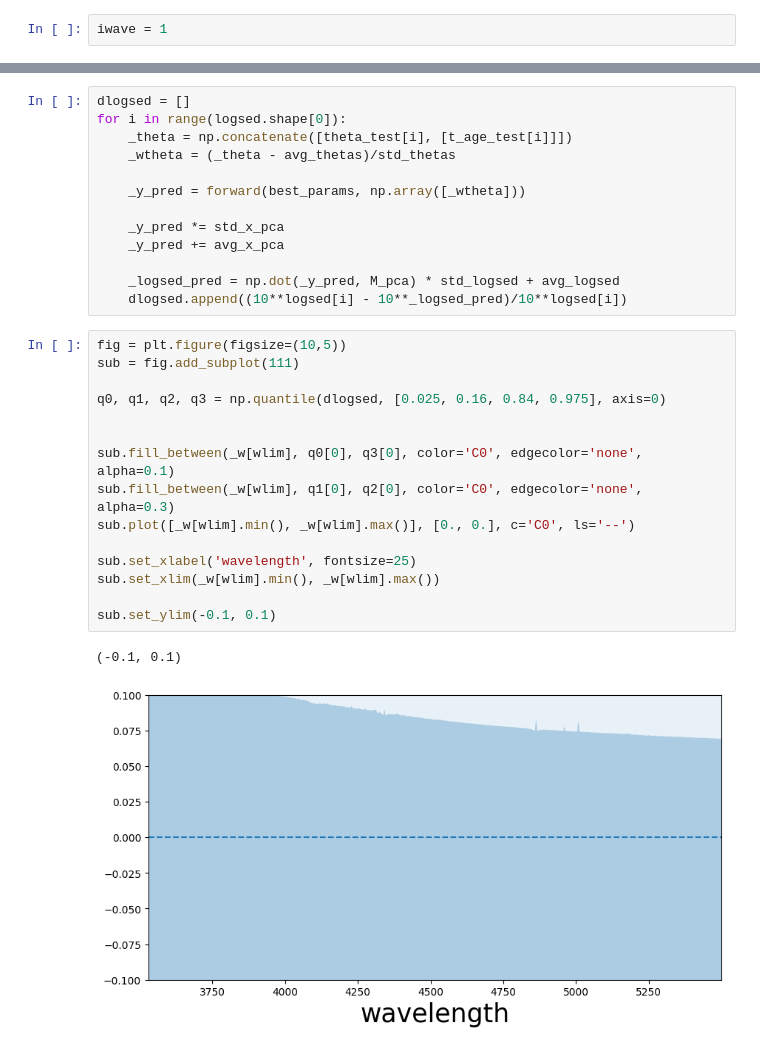
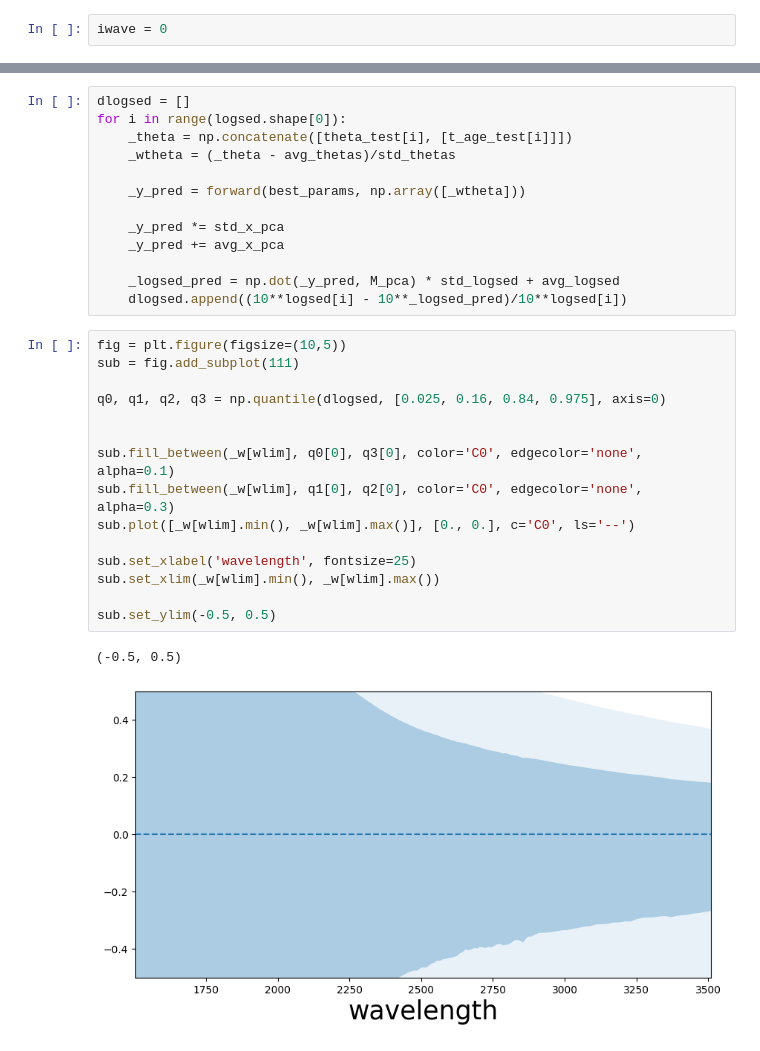
Before and after one commit to changhoonhahn/jaxSED, a Jupyter notebook: bin/train_emu/3_train_emu.ipynb, the cells around one changed output, grey strips where cells are left out. Drawn from its saved outputs; the diff is of its cells as text.

```diff
--- a/bin/train_emu/3_train_emu.ipynb
+++ b/bin/train_emu/3_train_emu.ipynb
@@ -20,7 +20,7 @@ import util as U
 # %% [markdown]
 # Load data
 # %%
-iwave = 1
+iwave = 0
 # %%
 _thetas, _t_ages = [], []
 for i in range(10):
@@ -261,18 +254,18 @@ for i in range(logsed.shape[0]):
 # %%
 fig = plt.figure(figsize=(10,5))
 sub = fig.add_subplot(111)
 
 q0, q1, q2, q3 = np.quantile(dlogsed, [0.025, 0.16, 0.84, 0.975], axis=0)
 
 
 sub.fill_between(_w[wlim], q0[0], q3[0], color='C0', edgecolor='none', alpha=0.1)
 sub.fill_between(_w[wlim], q1[0], q2[0], color='C0', edgecolor='none', alpha=0.3)
 sub.plot([_w[wlim].min(), _w[wlim].max()], [0., 0.], c='C0', ls='--')
 
 sub.set_xlabel('wavelength', fontsize=25)
 sub.set_xlim(_w[wlim].min(), _w[wlim].max())
 
-sub.set_ylim(-0.1, 0.1)
+sub.set_ylim(-0.5, 0.5)
 # %% [output]
-(-0.1, 0.1)
+(-0.5, 0.5)
-[figure, old version]
+[figure, new version]
```
Also changed, not shown: parts of 4 cells of this notebook, 2 other files.
